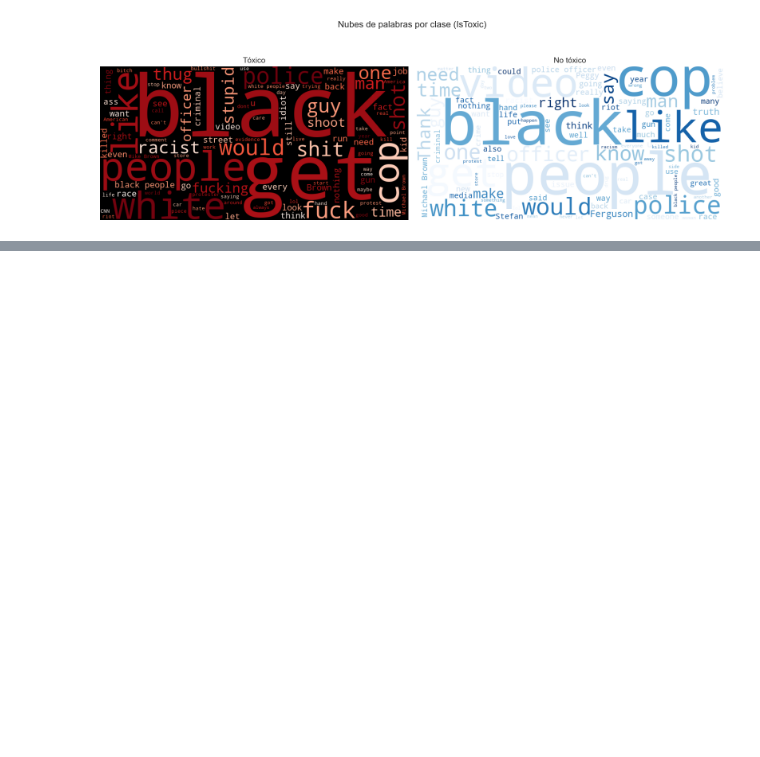
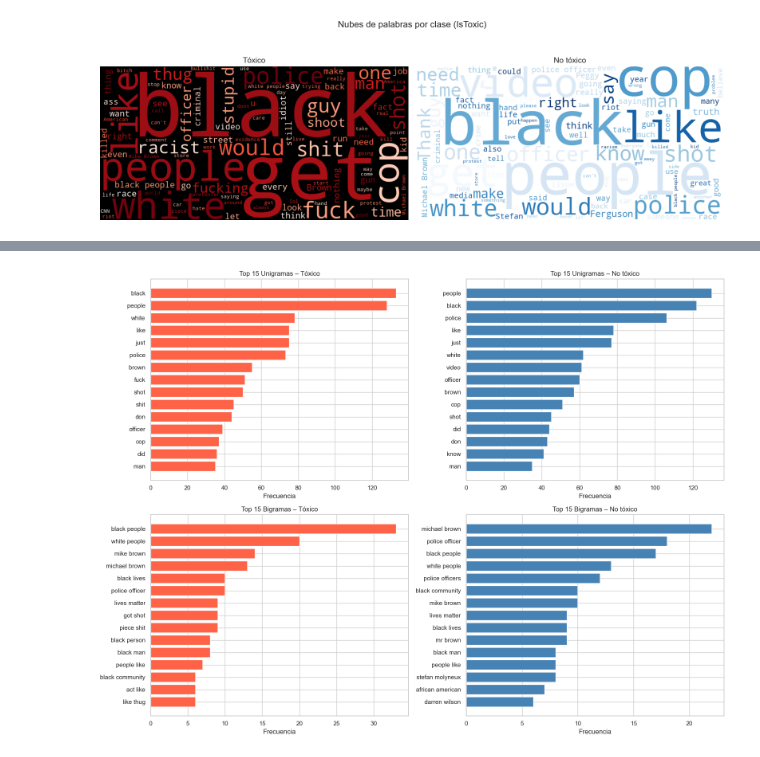
Before and after one commit to Bootcamp-IA-P6/Project_9_NLP_Team2, a Jupyter notebook: notebooks/00_eda_V04.ipynb, the cells around one changed output, grey strips where cells are left out. Saved outputs shown, nothing was run; the diff lists cells and outputs as text; code cells hidden in the pictures; blank space fills up the shorter version.

Commit message:
feat: extract and plot top unigrams and bigrams by IsToxic class (#5, #1)

```diff
--- a/notebooks/00_eda_V04.ipynb
+++ b/notebooks/00_eda_V04.ipynb
@@ -341,0 +348,28 @@ plt.show()
+# %%
+def top_ngrams(corpus, n=1, top_k=15):
+    vec = CountVectorizer(ngram_range=(n, n), stop_words='english',
+                          max_features=10000).fit(corpus)
+    bag = vec.transform(corpus)
+    freqs = bag.sum(axis=0).A1
+    words = vec.get_feature_names_out()
+    return pd.Series(freqs, index=words).sort_values(ascending=False).head(top_k)
+
+toxic_corpus   = df[df[TARGET] == True]['Text'].astype(str)
+notoxic_corpus = df[df[TARGET] == False]['Text'].astype(str)
+
+fig, axes = plt.subplots(2, 2, figsize=(16, 12))
+
+for row, n, label in [(0, 1, 'Unigramas'), (1, 2, 'Bigramas')]:
+    for col, (corpus, title, color) in enumerate([
+        (toxic_corpus,   'Tóxico',    'tomato'),
+        (notoxic_corpus, 'No tóxico', 'steelblue'),
+    ]):
+        data = top_ngrams(corpus, n=n)
+        axes[row, col].barh(data.index[::-1], data.values[::-1], color=color)
+        axes[row, col].set_title(f'Top 15 {label} – {title}')
+        axes[row, col].set_xlabel('Frecuencia')
+
+plt.tight_layout()
+plt.show()
+# %% [output]
+[figure, added]
```
Also changed, not shown: parts of 1 cell of this notebook.
